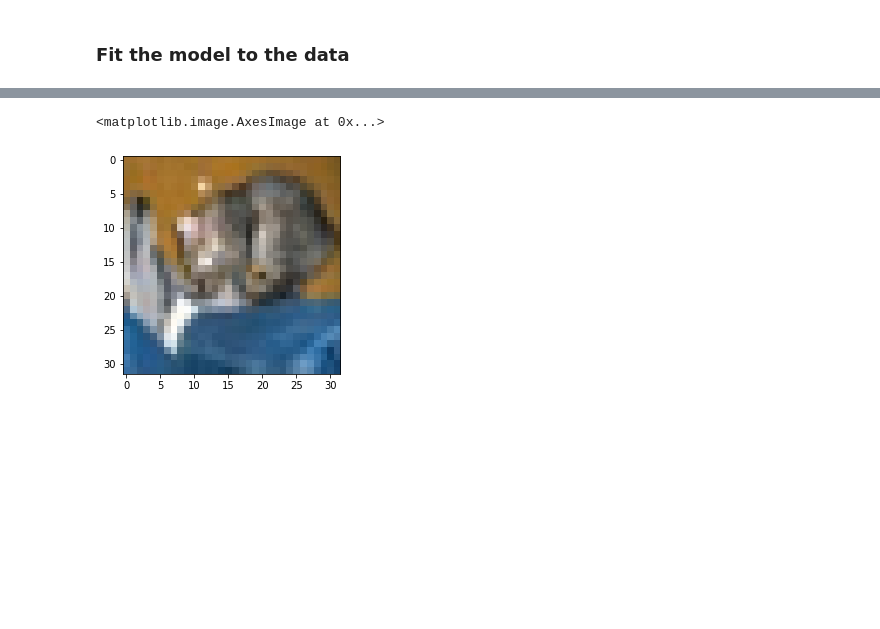
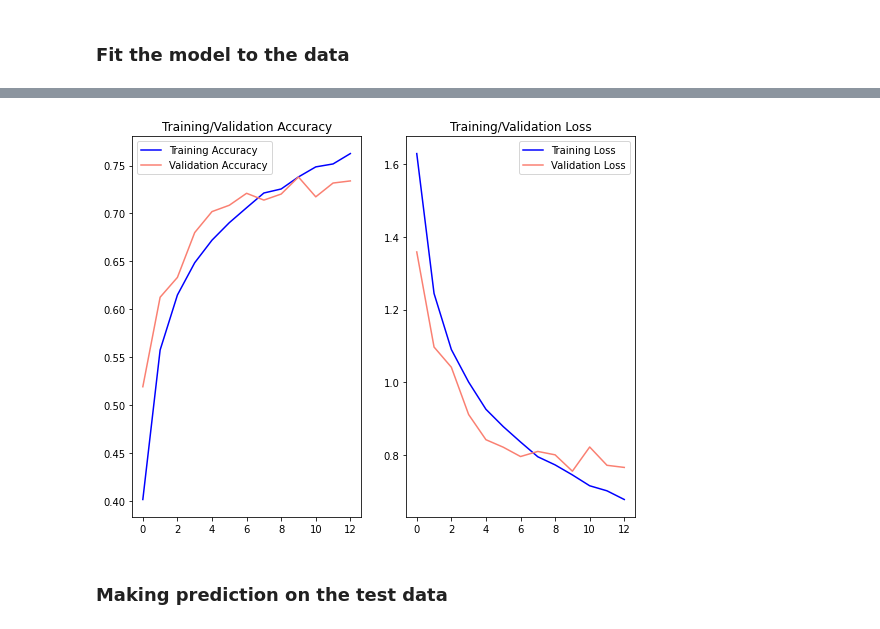
Before and after one commit to batuayyildiz/cifar10, a Jupyter notebook: cifar10.ipynb, the cells around one changed output, grey strips where cells are left out. Cells and saved outputs as stored; diff of their text form; code cells hidden in the pictures; blank space fills up the shorter version.

```diff
--- a/cifar10.ipynb
+++ b/cifar10.ipynb
@@ -239,8 +243,27 @@ score = model.evaluate(X_test, y_test)
-# %%
-plt.imshow(X_test[0])
-# %% [output]
-<matplotlib.image.AxesImage at 0x...>
-[figure, removed]
+# %%
+# Create a function to plot history of fitting operation
+def plot_history(history):
+  """
+  Plots the given history.
+  """
+
+  fig, (ax0, ax1) = plt.subplots(nrows = 1, ncols = 2, figsize = (9, 7))
+
+  ax0.plot(history.history["accuracy"], color = "blue", label = "Training Accuracy")
+  ax0.plot(history.history["val_accuracy"], color = "salmon", label = "Validation Accuracy")
+  ax0.set_title("Training/Validation Accuracy")
+  ax0.legend()
+
+  ax1.plot(history.history["loss"], color = "blue", label = "Training Loss")
+  ax1.plot(history.history["val_loss"], color = "salmon", label = "Validation Loss")
+  ax1.set_title("Training/Validation Loss")
+  ax1.legend();
+# %%
+plot_history(history = history)
+# %% [output]
+[figure, added]
+# %% [markdown]
+### Making prediction on the test data
 # %%
 preds = model.predict(X_test)
 preds
```
Also changed, not shown: parts of 57 cells of this notebook.
